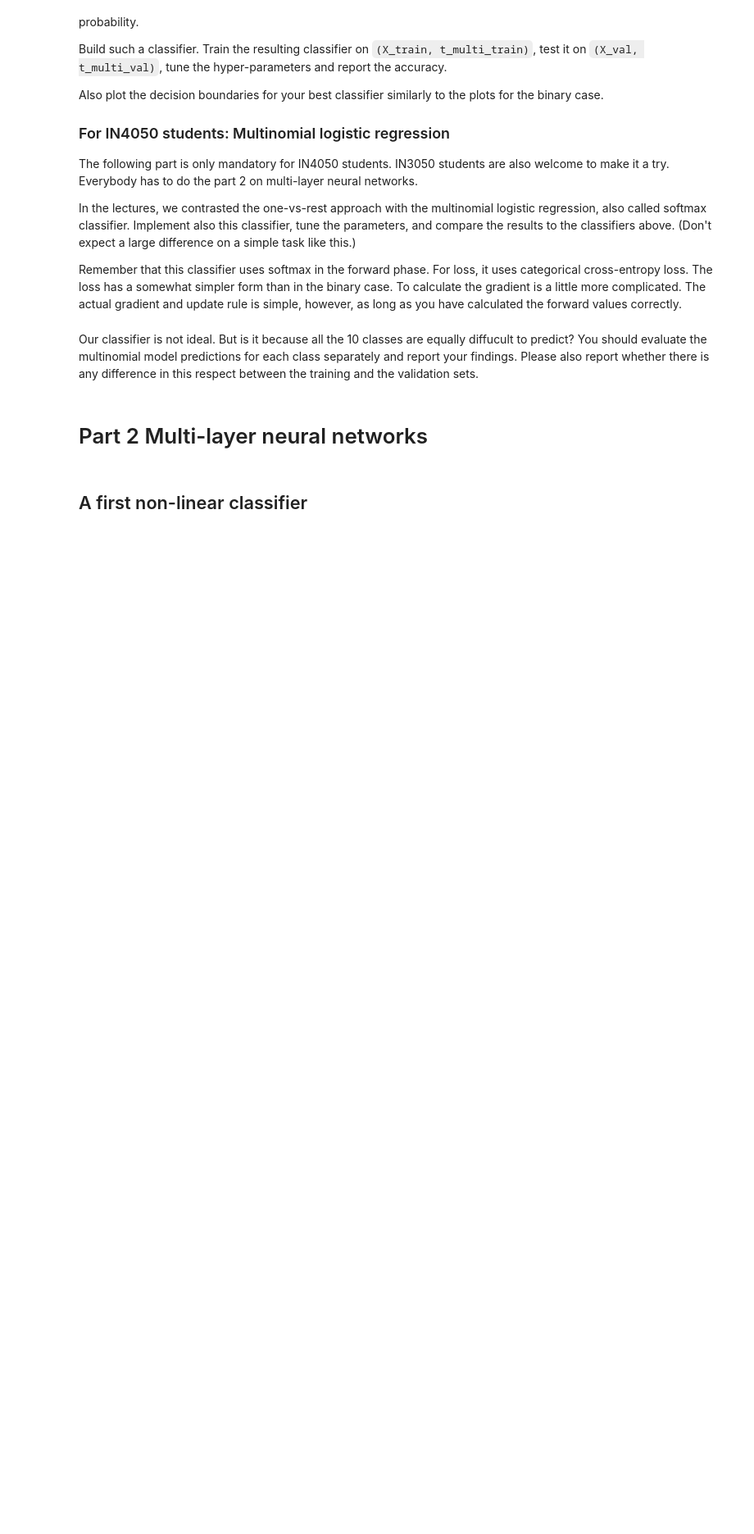
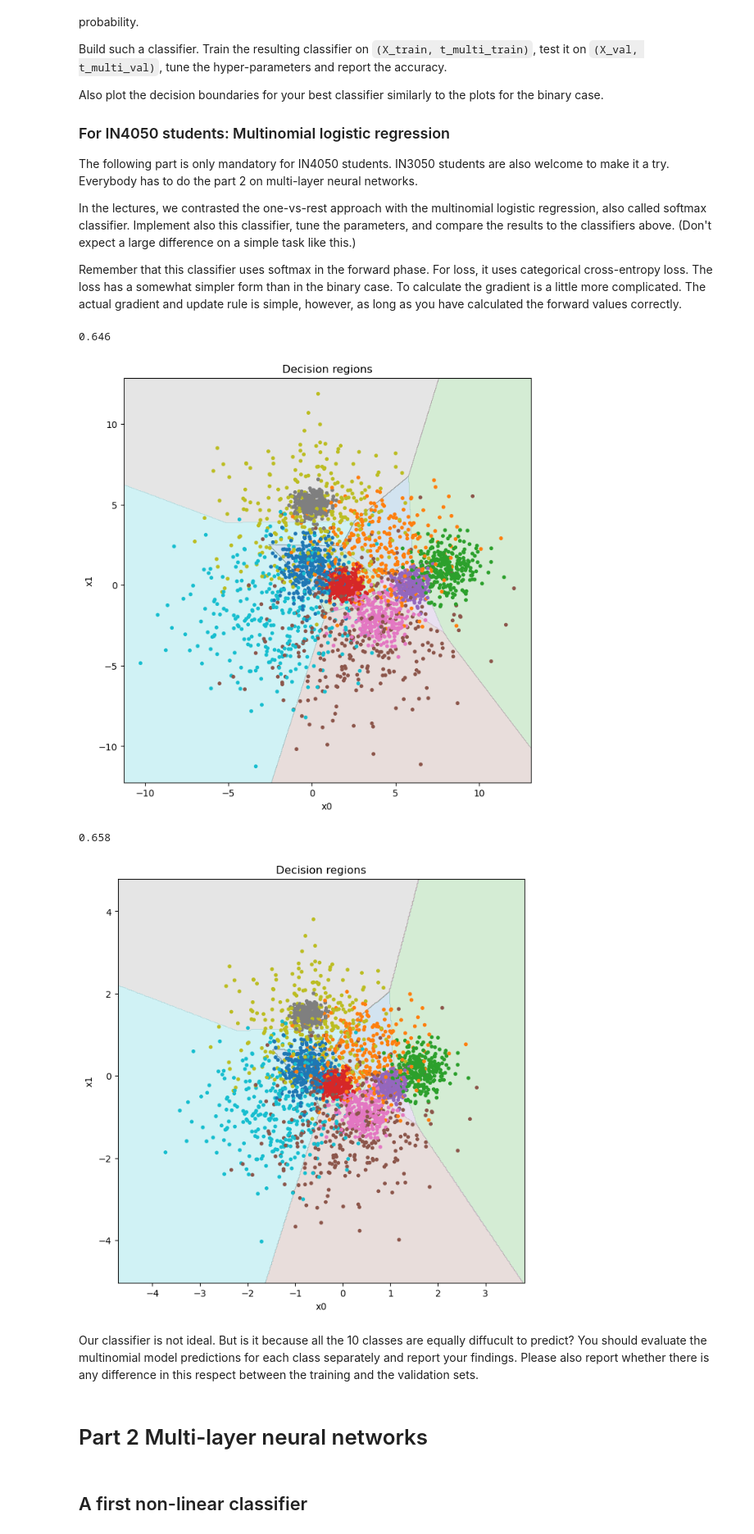
Before and after one commit to mariusfredrichsen/uio, a Jupyter notebook: IN3050/assignment2/in3050_in4050_2025_assignment_2.ipynb, the cells around one changed output. Shown at 82% size. Cells and saved outputs as stored; diff of their text form; code cells hidden in the pictures; blank space fills up the shorter version.

```diff
--- a/IN3050/assignment2/in3050_in4050_2025_assignment_2.ipynb
+++ b/IN3050/assignment2/in3050_in4050_2025_assignment_2.ipynb
@@ -413,3 +526,33 @@ class MultiLogRegClassifier(NumpyClassifier):
+# %%
+mlrc = MultiLogRegClass()
+
+eta = 0.62
+epochs = 1800
+tol = 0.000005
+n_epochs_no_update = 10
+
+mlrc.fit(X_train, t_multi_train, eta=eta, epochs=epochs, tol=tol, n_epochs_no_update=n_epochs_no_update)
+pred = mlrc.predict(X_val)
+
+print(accuracy(pred, t_multi_val))
+
+plot_decision_regions(X_train, t_multi_train, mlrc)
+
+X_train_scaled = normalize(X_train)
+t2_val_scaled = normalize(t2_val)
+
+mlrc = MultiLogRegClass()
+mlrc.fit(X_train_scaled, t_multi_train, eta=eta, epochs=epochs, tol=tol, n_epochs_no_update=n_epochs_no_update)
+pred = mlrc.predict(X_val_scaled)
+
+print(accuracy(pred, t_multi_val))
+
+plot_decision_regions(X_train_scaled, t_multi_train, mlrc)
+# %% [output]
+0.646
+[figure, added]
+0.658
+[figure, added]
 # %% [markdown]
 Our classifier is not ideal. But is it because all the 10 classes are equally diffucult to predict?
 You should evaluate the multinomial model predictions for each class separately and report your findings.
```
Also changed, not shown: parts of 11 cells of this notebook.
